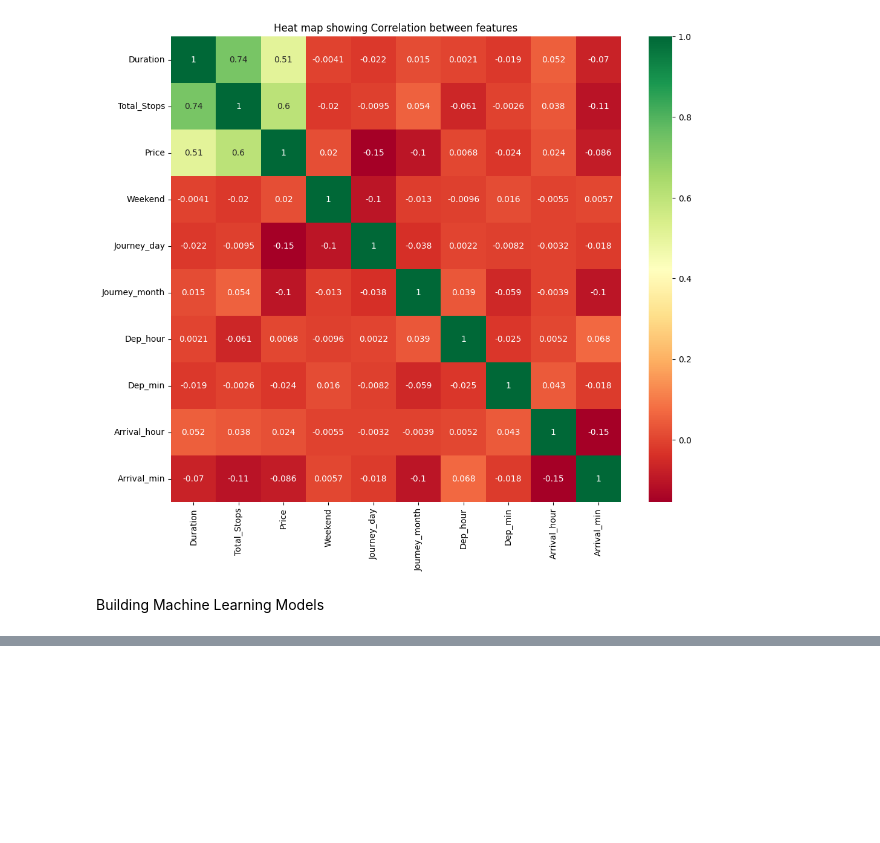
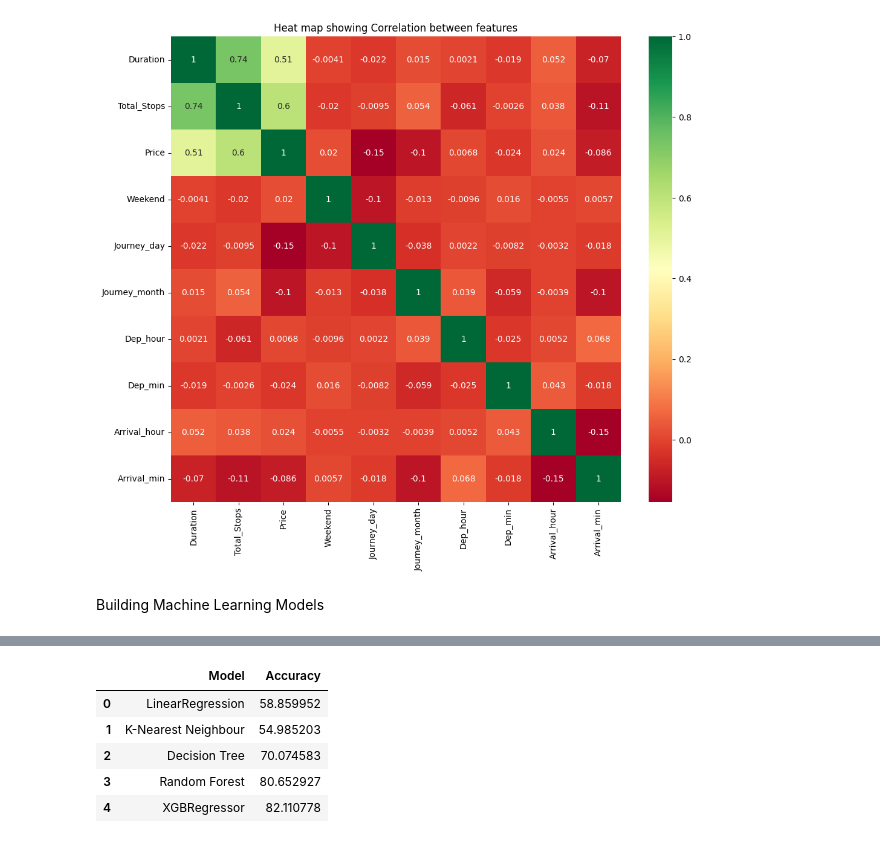
Before and after one commit to AmanSinghal07/PraxisProjects, a Jupyter notebook: Flight_Fare_Prediction.ipynb, the cells around one changed output, grey strips where cells are left out. Drawn from its saved outputs; the diff is of its cells as text; code cells hidden in the pictures; blank space fills up the shorter version.

```diff
--- a/Flight_Fare_Prediction.ipynb
+++ b/Flight_Fare_Prediction.ipynb
@@ -634,0 +701,2 @@ Building Machine Learning Models
+# %%
+knn=predict(KNeighborsRegressor())
@@ -634,0 +717,2 @@ Building Machine Learning Models
+# %%
+dt=predict(DecisionTreeRegressor())
@@ -634,0 +727,2 @@ Building Machine Learning Models
+# %%
+rf=predict(RandomForestRegressor())
@@ -634,0 +738,2 @@ Building Machine Learning Models
+# %%
+xgb=predict(XGBRegressor())
@@ -634,0 +758,13 @@ Building Machine Learning Models
+# %%
+#storing the accuracies of these 5 models in a dataframe
+score_df=pd.DataFrame({'Model': ['LinearRegression','K-Nearest Neighbour',
+                                 'Decision Tree','Random Forest','XGBRegressor'],
+                       'Accuracy': [ lr*100,knn*100,dt*100, rf*100,xgb*100]})
+score_df
+# %% [output]
+|  | Model | Accuracy |
+| 0 | LinearRegression | 58.859952 |
+| 1 | K-Nearest Neighbour | 54.985203 |
+| 2 | Decision Tree | 70.074583 |
+| 3 | Random Forest | 80.652927 |
+| 4 | XGBRegressor | 82.110778 |
```
Also changed, not shown: parts of 11 cells of this notebook.
